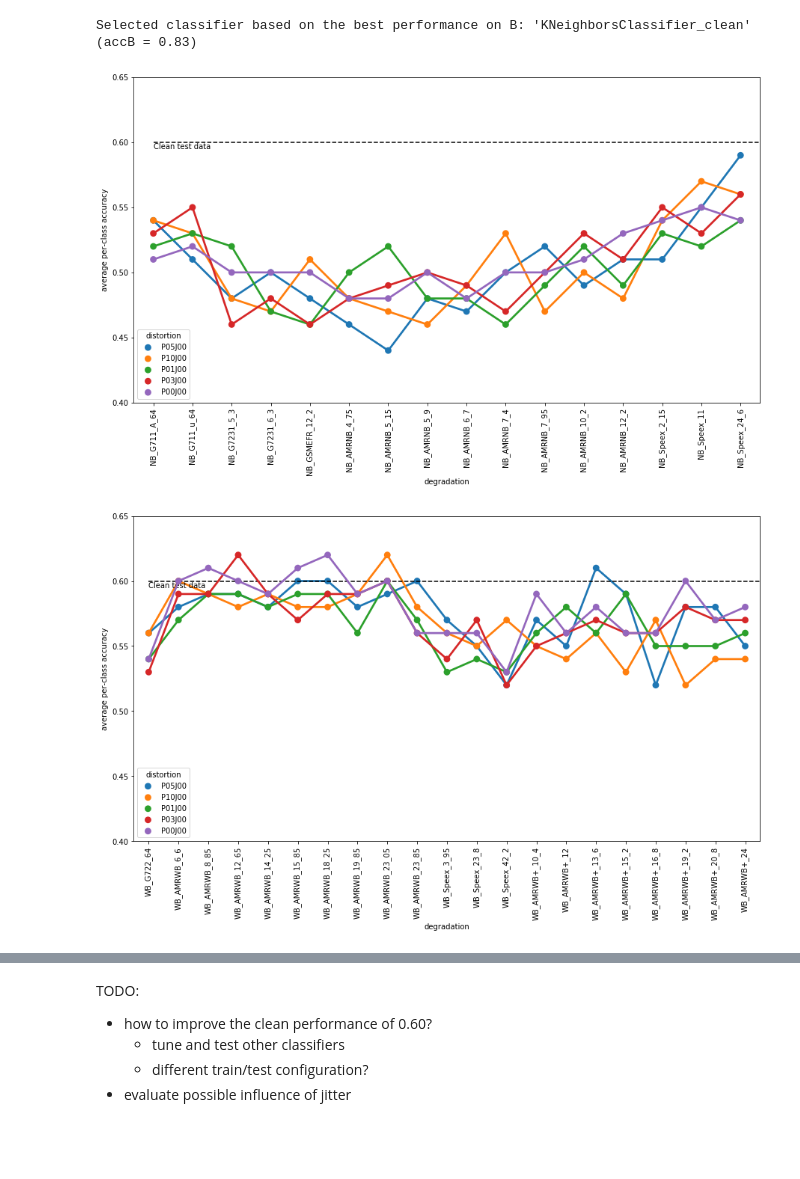
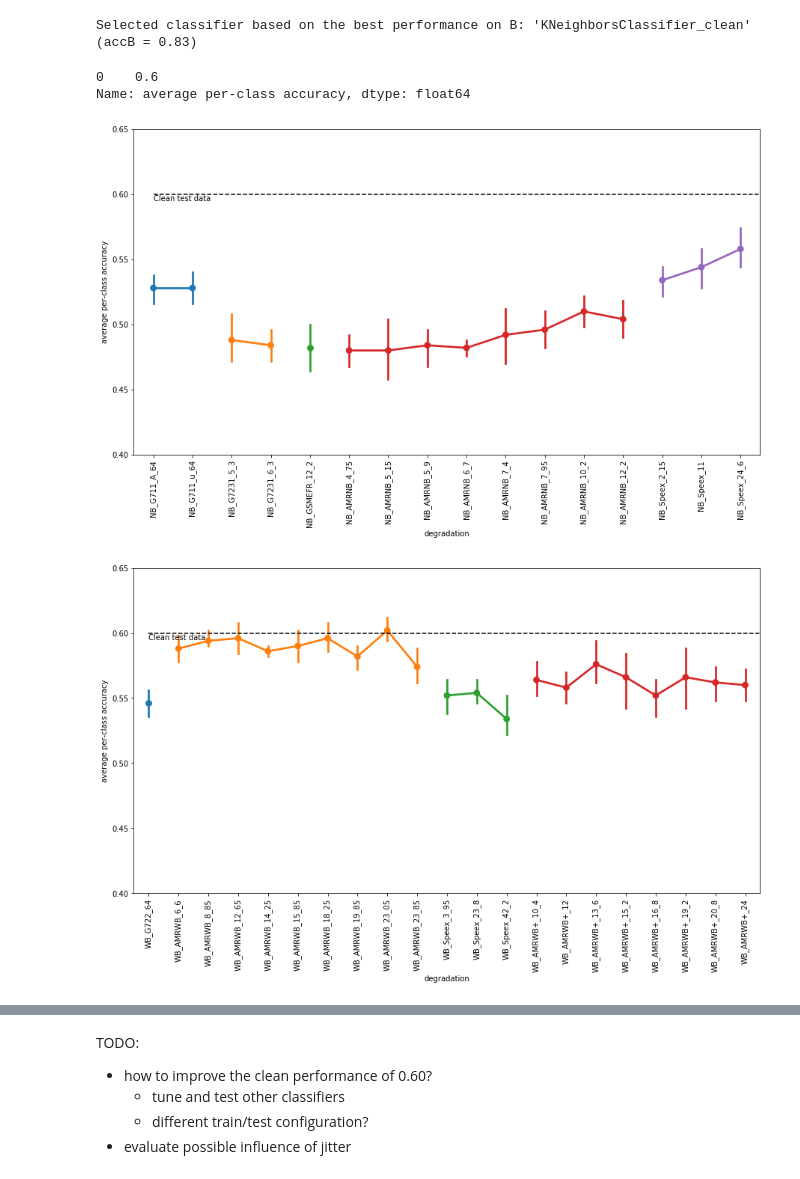
Before and after one commit to laufergall/ML_Speaker_Characteristics, a Jupyter notebook: classification/04_classification_degraded_speech.ipynb, the cells around one changed output, grey strips where cells are left out. Cells and saved outputs as stored; diff of their text form; code cells hidden in the pictures; blank space fills up the shorter version.

```diff
--- a/classification/04_classification_degraded_speech.ipynb
+++ b/classification/04_classification_degraded_speech.ipynb
@@ -317,22 +317,33 @@ for i in np.arange(0,len(dist_codes)):
 test_performance['distortion']= test_performance[['packetlossrate', 'jitterms']].apply(lambda x: 'P'+x[0].zfill(2)+'J'+x[1].zfill(2), axis=1)
 
 test_performance.to_csv(r'.\performance_channels\cls_test_distortionsdegradations_'+tuning_all.loc[i_best,'classifiers_names']+'.csv', index=False)
+# %%
+test_performance = pd.read_csv(r'.\performance_channels\cls_test_distortionsdegradations_KNeighborsClassifier_clean.csv')
 # %%
 testacc_clean = test_performance.loc[test_performance['degradation']=='Clean','average per-class accuracy']
 testacc_clean
+# %% [output]
+0    0.6
+Name: average per-class accuracy, dtype: float64
+# %%
+test_performance['bandwidth']=test_performance['degradation'].str.slice(0,2)
+
+test_performance['codec'] = test_performance['degradation'].str.extract('(?<=B_)(.*?)(?=_)', expand=False)
 # %%
 # visualize performance across NB degradations and distortions
 
 fig, ax = plt.subplots(figsize=[15, 8])
 
-mdata = test_performance[test_performance['degradation'].str.slice(0,2)=='NB']
-mdata = mdata[mdata['jitterms']=='0']
+# data to plot
+mdata = test_performance[test_performance['bandwidth']=='NB']
+mdata = mdata[mdata['jitterms']==0]
 ndegs = len(mdata['degradation'].unique())
 
+# pointplot
 myfig = sns.pointplot(
     x='degradation',
     y='average per-class accuracy',
-    hue='distortion',
+    hue='codec', # distortion
     data=mdata
 )
 
@@ -345,39 +356,45 @@ for item in myfig.get_xticklabels():
     item.set_rotation(90)
 plt.ylim(0.40, 0.65)
 
-filename = r'\cls_test_distortionsdegradations_'+tuning_all.loc[i_best,'classifiers_names']+'_NB_J00ms.png'
-myfig.get_figure().savefig(r'.\figures' + filename, bbox_inches = 'tight')
+ax.legend_.remove()
+
+# filename = r'\cls_test_distortionsdegradations_'+tuning_all.loc[i_best,'classifiers_names']+'_NB_J00ms.png'
+# myfig.get_figure().savefig(r'.\figures' + filename, bbox_inches = 'tight')
 # %% [output]
-[figure, old version]
+[figure, new version]
 # %%
 # visualize performance across WB degradations and distortions
 
 fig, ax = plt.subplots(figsize=[15, 8])
 
-mdata = test_performance[test_performance['degradation'].str.slice(0,2)=='WB']
-mdata = mdata[mdata['jitterms']=='0']
+# data to plot
+mdata = test_performance[test_performance['bandwidth']=='WB']
+mdata = mdata[mdata['jitterms']==0]
 ndegs = len(mdata['degradation'].unique())
 
-myfig=sns.pointplot(
+# pointplot
+myfig = sns.pointplot(
     x='degradation',
     y='average per-class accuracy',
-    hue='distortion',
+    hue='codec', # distortion
     data=mdata
 )
 
 # add dashed line indicating test performance with clean data
 plt.plot(np.linspace(0,ndegs,1000), [testacc_clean]*1000, 'k--')
 plt.text(0, testacc_clean-0.005, 'Clean test data')
 
 # rotate x axis and limit y axis
 for item in myfig.get_xticklabels():
     item.set_rotation(90)
 plt.ylim(0.40, 0.65)
 
-filename = '\cls_test_distortionsdegradations_'+tuning_all.loc[i_best,'classifiers_names']+'_WB_J00ms.png'
-myfig.get_figure().savefig(r'.\figures' + filename, bbox_inches = 'tight')
+ax.legend_.remove()
+
+# filename = '\cls_test_distortionsdegradations_'+tuning_all.loc[i_best,'classifiers_names']+'_WB_J00ms.png'
+# myfig.get_figure().savefig(r'.\figures' + filename, bbox_inches = 'tight')
 # %% [output]
-[figure, old version]
+[figure, new version]
 # %%
 # visualize performance across SWB degradations and distortions
 
```
Also changed, not shown: parts of 2 cells of this notebook, 6 other files.
